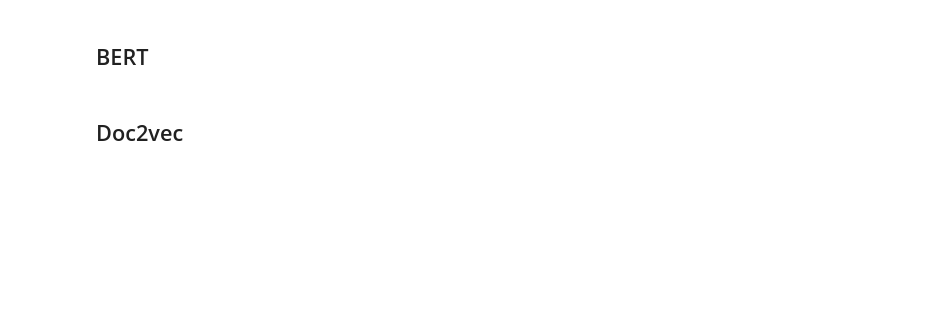
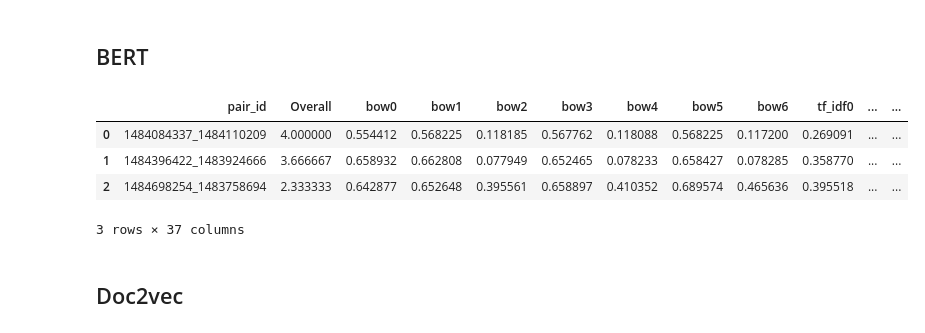
Before and after one commit to mariamaOlive/projeto2-nlp-sidi-residencia, a Jupyter notebook: pipeline_experiment.ipynb, the cells around one changed output. Drawn from its saved outputs; the diff is of its cells as text; code cells hidden in the pictures; blank space fills up the shorter version.

Commit message:
Runtime e organização dos resultados

```diff
--- a/pipeline_experiment.ipynb
+++ b/pipeline_experiment.ipynb
@@ -118,6 +117,6 @@ df_results.head(5)
 # %% [markdown]
 ## TF-IDF
 # %%
-df_tf_idf = nlp.apply_tf_idf(df_pp, len(pre_processing_list))
+(df_tf_idf, time_tf_idf) = nlp.apply_tf_idf(df_pp, len(pre_processing_list))
 # %%
 df_tf_idf.to_csv('./resultados/tf_idf.csv', index = False)
@@ -128,11 +133,11 @@ df_results.head(5)
 # %% [markdown]
 ## BERT
 # %%
-'''model = SentenceTransformer('sentence-transformers/bert-base-nli-mean-tokens')
+model = SentenceTransformer('sentence-transformers/bert-base-nli-mean-tokens')
 model_name = 'base_mean'
 
-df_bert = nlp.apply_bert(df_pp, len(pre_processing_list), model, model_name)
+(df_bert, time_bert) = nlp.apply_bert(df_pp, len(pre_processing_list), model, model_name)
 
-df_results = df_results.join(df_bert)'''
+df_results = df_results.join(df_bert)
 # %%
 df_bert.to_csv('./resultados/bert_mean.csv', index = False)
@@ -139,9 +145,9 @@ df_bert.to_csv('./resultados/bert_mean.csv', index = False)
 # %%
-'''model = SentenceTransformer('sentence-transformers/bert-base-nli-max-tokens')
+model = SentenceTransformer('sentence-transformers/bert-base-nli-max-tokens')
 model_name = 'base_max'
 
-df_bert = nlp.apply_bert(df_pp, len(pre_processing_list), model, model_name)
+(df_bert, time_bert) = nlp.apply_bert(df_pp, len(pre_processing_list), model, model_name)
 
-df_results = df_results.join(df_bert)'''
+df_results = df_results.join(df_bert)
 # %%
 df_bert.to_csv('./resultados/bert_max.csv', index = False)
@@ -148,9 +155,9 @@ df_bert.to_csv('./resultados/bert_max.csv', index = False)
 # %%
-'''model = SentenceTransformer('sentence-transformers/all-MiniLM-L6-v2')
+model = SentenceTransformer('sentence-transformers/all-MiniLM-L6-v2')
 model_name = 'miniLM'
 
-df_bert = nlp.apply_bert(df_pp, len(pre_processing_list), model, model_name)
+(df_bert, time_bert) = nlp.apply_bert(df_pp, len(pre_processing_list), model, model_name)
 
-df_results = df_results.join(df_bert)'''
+df_results = df_results.join(df_bert)
 # %%
 df_bert.to_csv('./resultados/bert_MiniLM.csv', index = False)
@@ -157,4 +165,10 @@ df_bert.to_csv('./resultados/bert_MiniLM.csv', index = False)
 # %%
-#df_results.head(10)
+df_results.head(10)
+# %% [output]
+|  | pair_id | Overall | bow0 | bow1 | bow2 | bow3 | bow4 | bow5 | bow6 | tf_idf0 | ... | ... |
+| 0 | 1484084337_1484110209 | 4.000000 | 0.554412 | 0.568225 | 0.118185 | 0.567762 | 0.118088 | 0.568225 | 0.117200 | 0.269091 | ... | ... |
+| 1 | 1484396422_1483924666 | 3.666667 | 0.658932 | 0.662808 | 0.077949 | 0.652465 | 0.078233 | 0.658427 | 0.078285 | 0.358770 | ... | ... |
+| 2 | 1484698254_1483758694 | 2.333333 | 0.642877 | 0.652648 | 0.395561 | 0.658897 | 0.410352 | 0.689574 | 0.465636 | 0.395518 | ... | ... |
+3 rows × 37 columns
 # %% [markdown]
 ## Doc2vec
```
Also changed, not shown: parts of 25 cells of this notebook, 1 other file.
